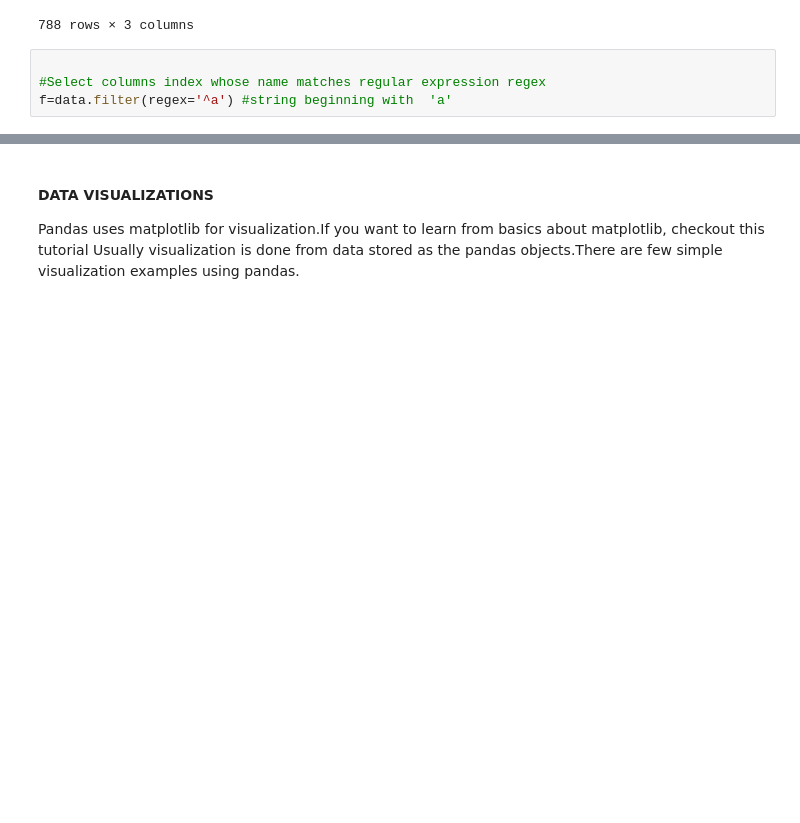
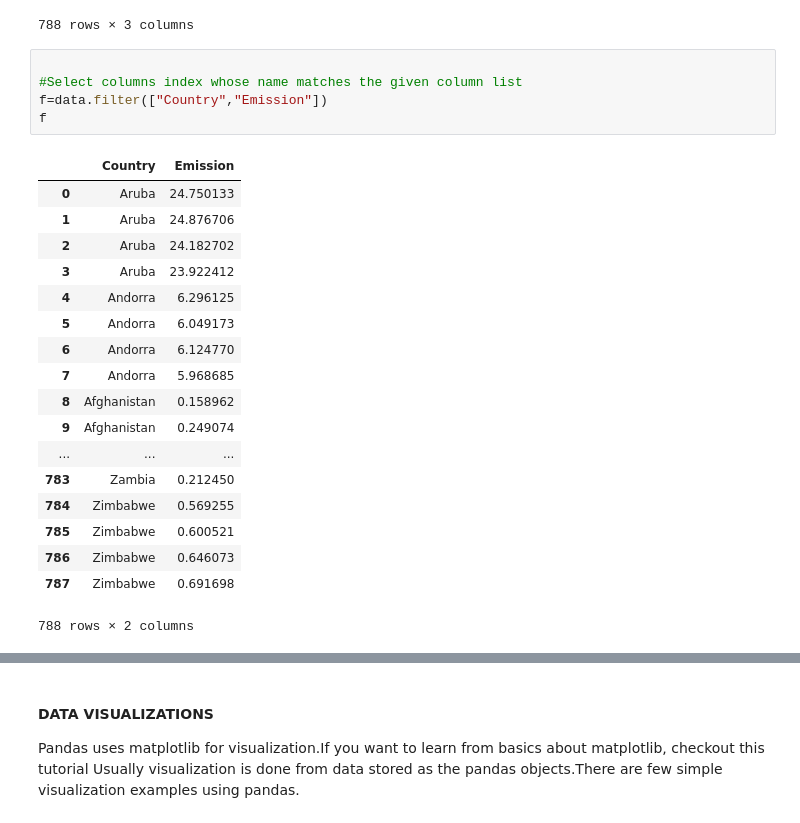
Before and after one commit to saka10101/DATA_VISUALIZATIONS_ESSENTIALS, a Jupyter notebook: COMPREHENSIVE_TUTORIALS/PANDAS_VISUALIZATIONS/Pandas Comprehensive Tutorial .ipynb, the cells around one changed output, grey strips where cells are left out. Saved outputs shown, nothing was run; the diff lists cells and outputs as text; blank space fills up the shorter version.

```diff
--- a/COMPREHENSIVE_TUTORIALS/PANDAS_VISUALIZATIONS/Pandas Comprehensive Tutorial .ipynb
+++ b/COMPREHENSIVE_TUTORIALS/PANDAS_VISUALIZATIONS/Pandas Comprehensive Tutorial .ipynb
@@ -661,8 +684,28 @@ s
 788 rows × 3 columns
 # %%
 
-#Select columns index whose name matches regular expression regex
-f=data.filter(regex='^a') #string beginning with  'a'
+#Select columns index whose name matches the given column list
+f=data.filter(["Country","Emission"])
+f
+# %% [output]
+|  | Country | Emission |
+| 0 | Aruba | 24.750133 |
+| 1 | Aruba | 24.876706 |
+| 2 | Aruba | 24.182702 |
+| 3 | Aruba | 23.922412 |
+| 4 | Andorra | 6.296125 |
+| 5 | Andorra | 6.049173 |
+| 6 | Andorra | 6.124770 |
+| 7 | Andorra | 5.968685 |
+| 8 | Afghanistan | 0.158962 |
+| 9 | Afghanistan | 0.249074 |
+| ... | ... | ... |
+| 783 | Zambia | 0.212450 |
+| 784 | Zimbabwe | 0.569255 |
+| 785 | Zimbabwe | 0.600521 |
+| 786 | Zimbabwe | 0.646073 |
+| 787 | Zimbabwe | 0.691698 |
+788 rows × 2 columns
 # %%
 #Grouping Data in dataframe
 
```
Also changed, not shown: parts of 20 cells of this notebook, 3 other files.
